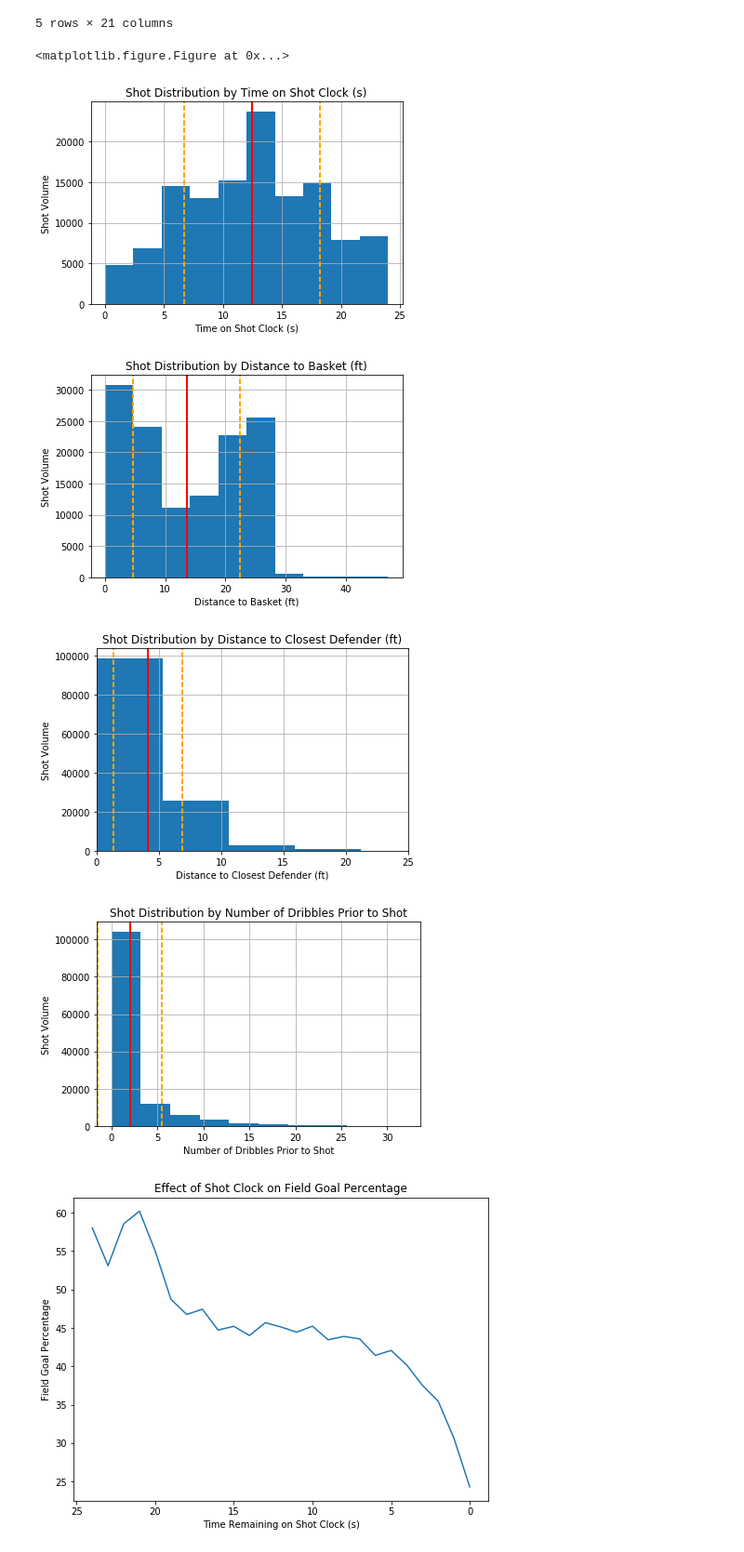
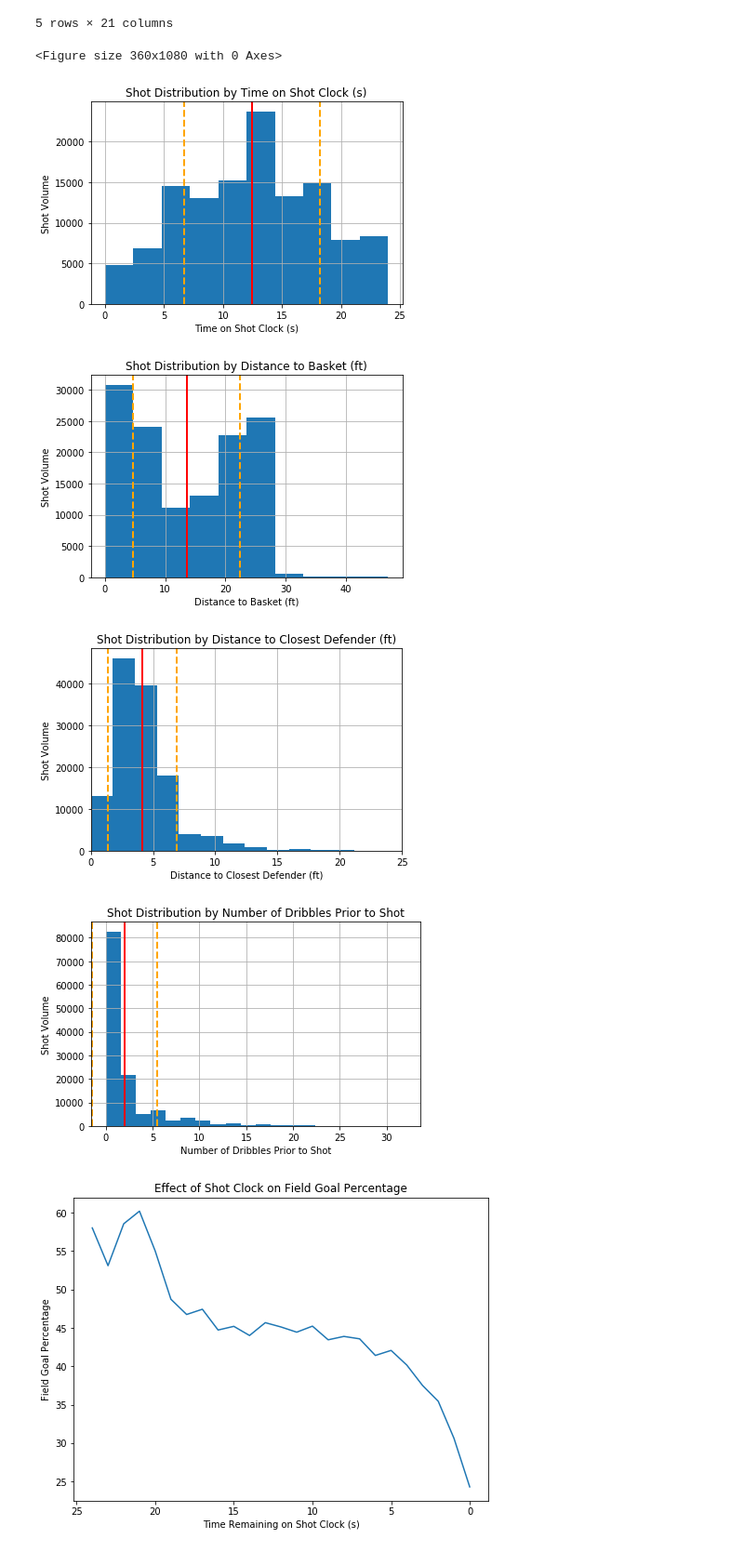
Before and after one commit to ryan-t-mitchell/thinkful_prep, a Jupyter notebook: 4.2.2+Thinkful+Prep+Capstone.ipynb, the cells around one changed output. Shown at 93% size. Cells and saved outputs as stored; diff of their text form; code cells hidden in the pictures.

```diff
--- a/4.2.2+Thinkful+Prep+Capstone.ipynb
+++ b/4.2.2+Thinkful+Prep+Capstone.ipynb
@@ -6,7 +6,7 @@ from scipy.interpolate import spline
 %matplotlib inline
 
 #Data source: https://www.kaggle.com/dansbecker/nba-shot-logs
-df = pd.read_csv('C:\\Users\\ryan\Desktop\\Thinkful DS Sample Data - Prep Course\\shot_logs.csv')
+df = pd.read_csv('shot_logs.csv')
 df.head()
 
 #Get number of records
@@ -57,38 +57,38 @@ plt.axvline(shot_dist_avg - shot_dist_dev, color = 'orange', linestyle = 'dashed
 plt.xlabel('Distance to Basket (ft)')
 plt.ylabel('Shot Volume')
 plt.title('Shot Distribution by Distance to Basket (ft)')
 
 
-df.hist('CLOSE_DEF_ROUND')
+df.hist('CLOSE_DEF_ROUND', bins = 30)
 def_dist_avg = np.mean(df['CLOSE_DEF_ROUND'])
 def_dist_dev = np.std(df['CLOSE_DEF_ROUND'])
 plt.axvline(def_dist_avg, color = 'red', linestyle = 'solid', linewidth = 2)
 plt.axvline(def_dist_avg + def_dist_dev, color = 'orange', linestyle = 'dashed', linewidth = 2)
 plt.axvline(def_dist_avg - def_dist_dev, color = 'orange', linestyle = 'dashed', linewidth = 2)
 plt.xlabel('Distance to Closest Defender (ft)')
 plt.ylabel('Shot Volume')
 plt.title('Shot Distribution by Distance to Closest Defender (ft)')
 plt.xlim(0,25)
 
 
-df.hist('DRIBBLES')
+df.hist('DRIBBLES', bins = 20)
 drib_avg = np.mean(df['DRIBBLES'])
 drib_dev = np.std(df['DRIBBLES'])
 plt.axvline(drib_avg, color = 'red', linestyle = 'solid', linewidth = 2)
 plt.axvline(drib_avg + drib_dev, color = 'orange', linestyle = 'dashed', linewidth = 2)
 plt.axvline(drib_avg - drib_dev, color = 'orange', linestyle = 'dashed', linewidth = 2)
 plt.xlabel('Number of Dribbles Prior to Shot')
 plt.ylabel('Shot Volume')
 plt.title('Shot Distribution by Number of Dribbles Prior to Shot')
 
 plt.tight_layout()
 plt.show()
 # %% [output]
-<matplotlib.figure.Figure at 0x...>
+<Figure size 360x1080 with 0 Axes>
 [figure]
 [figure]
-[figure, old version]
+[figure, new version]
-[figure, old version]
+[figure, new version]
 # %%
 #Group the data by the rounded shot clock count
 df3 = df.groupby('SHOT_CLOCK_ROUND', as_index = False).mean()
```
Also changed, not shown: parts of 5 cells of this notebook, 2 other files.
